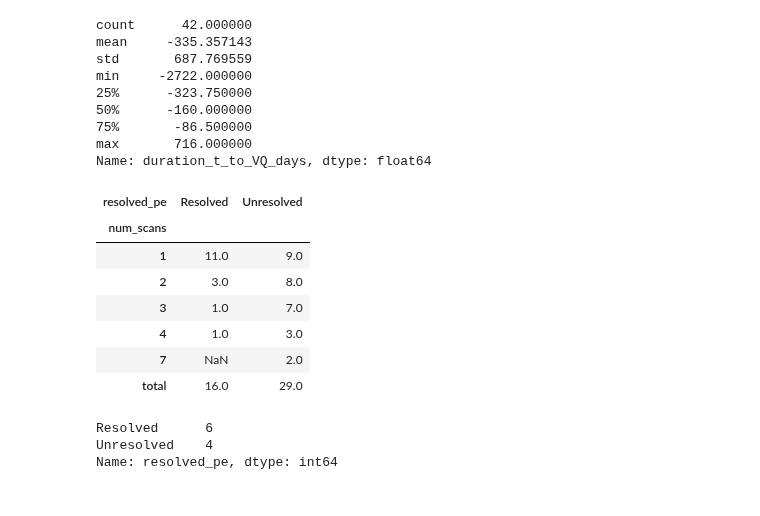
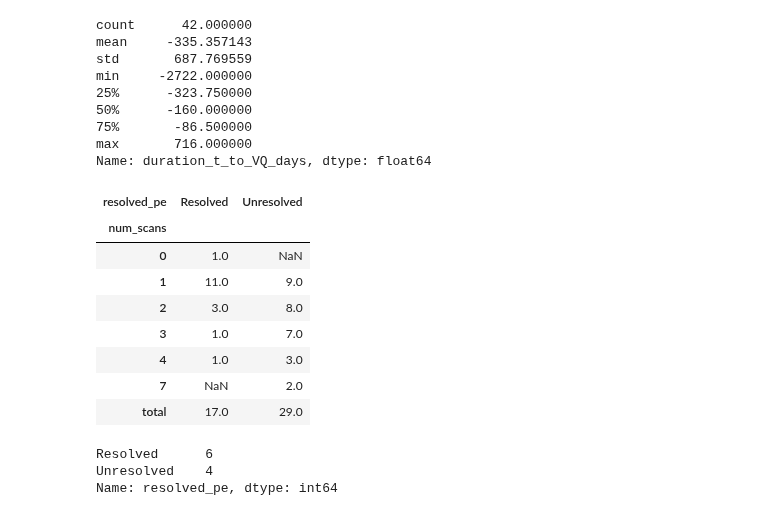
Before and after one commit to qaust/iCPET, a Jupyter notebook: src/summary_stats.ipynb, the cells around one changed output. Drawn from its saved outputs; the diff is of its cells as text; code cells hidden in the pictures.

```diff
--- a/src/summary_stats.ipynb
+++ b/src/summary_stats.ipynb
@@ -26,7 +26,7 @@ from sklearn.preprocessing import LabelEncoder
 # Local packages
 from regression import reg
 # %%
-df = pd.read_pickle(Path('../data/df_clean_w_outliers.pkl'))
+df = pd.read_pickle(Path('../data/df_clean.pkl'))
 df['PE_number'] = df.index.get_level_values(0).str[:-2]
 print(df.shape)
 print(len(df['PE_number'].unique()))
@@ -115,7 +115,7 @@ df['pct_change_total_clot_burden_per_day_0_to_1'] = df['pct_change_total_clot_bu
 
 # Get count of positive clot burden values across all segments
 # Meant to give a sense of the distribution of clot burden
-segment_clot_burden_columns = list(set(model_config.num_targets).difference(set(['total_clot_burden'])))
+segment_clot_burden_columns = list(set(model_config.all_segments).difference(set(['total_clot_burden'])))
 df['num_positive_clot_burden_segments'] = df[segment_clot_burden_columns].apply(count_positive_values, axis=1)
 
 # Check shape
@@ -242,9 +242,18 @@ num_data_initial = num_data_initial.reset_index()
 
 # Drop columns with all NaN
 num_data_initial = num_data_initial.dropna(axis=1, how='all')
+print(len(num_data_initial['PE_number'].unique()))
+print(num_data_initial['resolved_pe'].value_counts(dropna=False))
+
+
+# Drop columns with missing values for clot burden or resolution
+num_data_initial = num_data_initial.dropna(subset=['resolved_pe'])
 
 print(len(num_data_initial['PE_number'].unique()))
-print(num_data_initial['resolved_pe'].value_counts())
+print(num_data_initial['resolved_pe'].value_counts(dropna=False))
+print(pd.isna(num_data_initial['total_clot_burden']).index)
+
+num_data_initial.to_csv('../data/initial_num.csv')
 
 num_data_initial.head(10)
 # %% [output]
@@ -489,18 +518,19 @@ max       716.000000
 Name: duration_t_to_VQ_days, dtype: float64
 # %%
 counts = num_data_initial[['num_scans', 'resolved_pe']].value_counts().sort_index(level=0).unstack()
-counts = counts.drop(index=0)
+# counts = counts.drop(index=0)
 counts.loc['total', :] = counts.sum(axis=0)
 counts
 # %% [output]
 | resolved_pe | Resolved | Unresolved |
 | num_scans |  |  |
+| 0 | 1.0 | NaN |
 | 1 | 11.0 | 9.0 |
 | 2 | 3.0 | 8.0 |
 | 3 | 1.0 | 7.0 |
 | 4 | 1.0 | 3.0 |
 | 7 | NaN | 2.0 |
-| total | 16.0 | 29.0 |
+| total | 17.0 | 29.0 |
 # %%
 num_data_initial.loc[num_data_initial['age'] > 65, 'resolved_pe'].value_counts()
 # %% [output]
```
Also changed, not shown: parts of 10 cells of this notebook.
